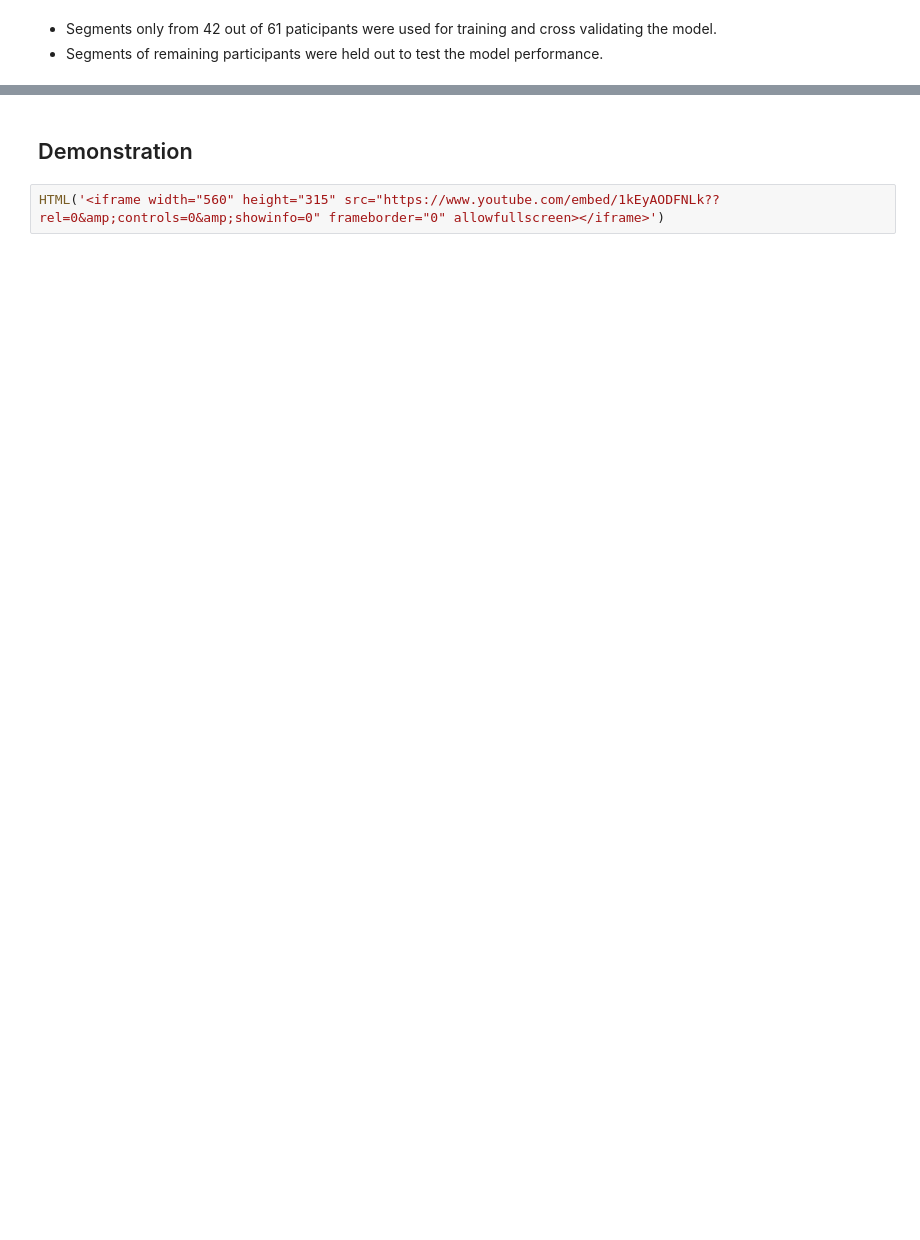
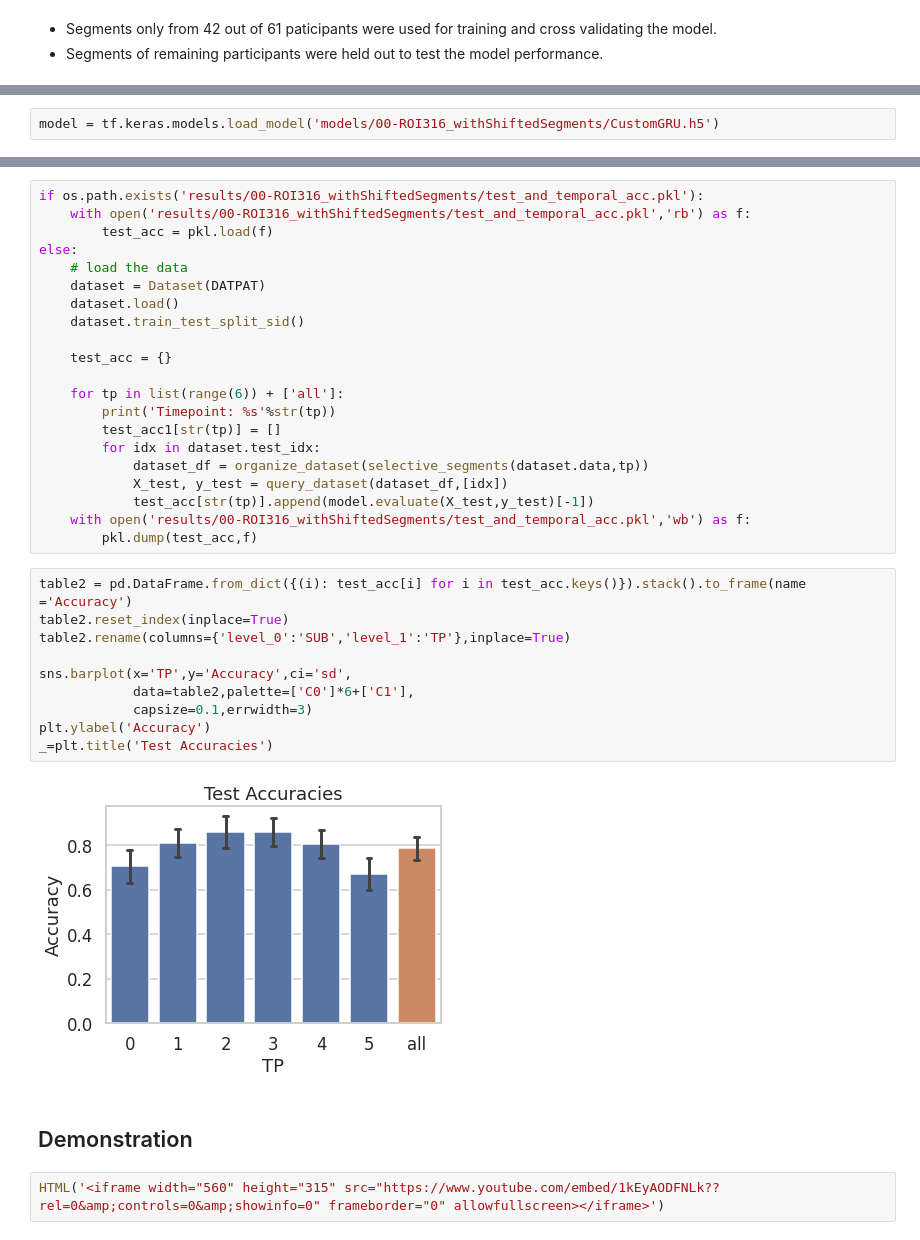
Before and after one commit to limbachia/brain-state-predictions, a Jupyter notebook: training_data_description.ipynb, the cells around one changed output, grey strips where cells are left out. Cells and saved outputs as stored; diff of their text form; blank space fills up the shorter version.

```diff
--- a/training_data_description.ipynb
+++ b/training_data_description.ipynb
@@ -219,0 +232,2 @@ for j, seg in enumerate([approach, retreat]):
+# %%
+model = tf.keras.models.load_model('models/00-ROI316_withShiftedSegments/CustomGRU.h5')
@@ -220,3 +282,36 @@ for j, seg in enumerate([approach, retreat]):
+# %%
+if os.path.exists('results/00-ROI316_withShiftedSegments/test_and_temporal_acc.pkl'):
+    with open('results/00-ROI316_withShiftedSegments/test_and_temporal_acc.pkl','rb') as f:
+        test_acc = pkl.load(f)
+else:
+    # load the data
+    dataset = Dataset(DATPAT)
+    dataset.load()
+    dataset.train_test_split_sid()
+
+    test_acc = {}
+
+    for tp in list(range(6)) + ['all']:
+        print('Timepoint: %s'%str(tp))
+        test_acc1[str(tp)] = []
+        for idx in dataset.test_idx:
+            dataset_df = organize_dataset(selective_segments(dataset.data,tp))
+            X_test, y_test = query_dataset(dataset_df,[idx])
+            test_acc[str(tp)].append(model.evaluate(X_test,y_test)[-1])
+    with open('results/00-ROI316_withShiftedSegments/test_and_temporal_acc.pkl','wb') as f:
+        pkl.dump(test_acc,f)
+# %%
+table2 = pd.DataFrame.from_dict({(i): test_acc[i] for i in test_acc.keys()}).stack().to_frame(name ='Accuracy')
+table2.reset_index(inplace=True)
+table2.rename(columns={'level_0':'SUB','level_1':'TP'},inplace=True)
+
+sns.barplot(x='TP',y='Accuracy',ci='sd',
+            data=table2,palette=['C0']*6+['C1'],
+            capsize=0.1,errwidth=3)
+plt.ylabel('Accuracy')
+_=plt.title('Test Accuracies')
+# %% [output]
+[figure, added]
 # %% [markdown]
 ## Demonstration
 # %%
```
Also changed, not shown: parts of 17 cells of this notebook, 5 other files.
